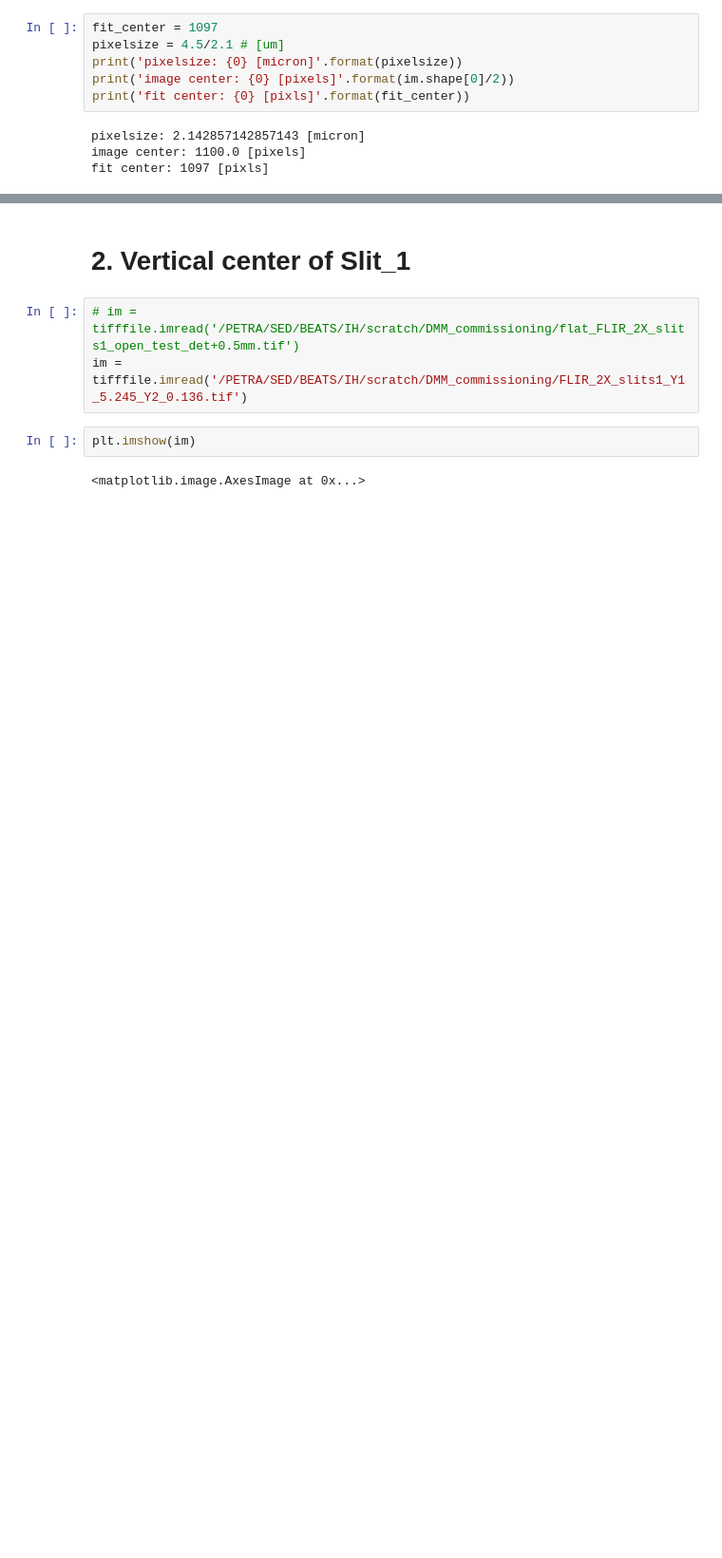
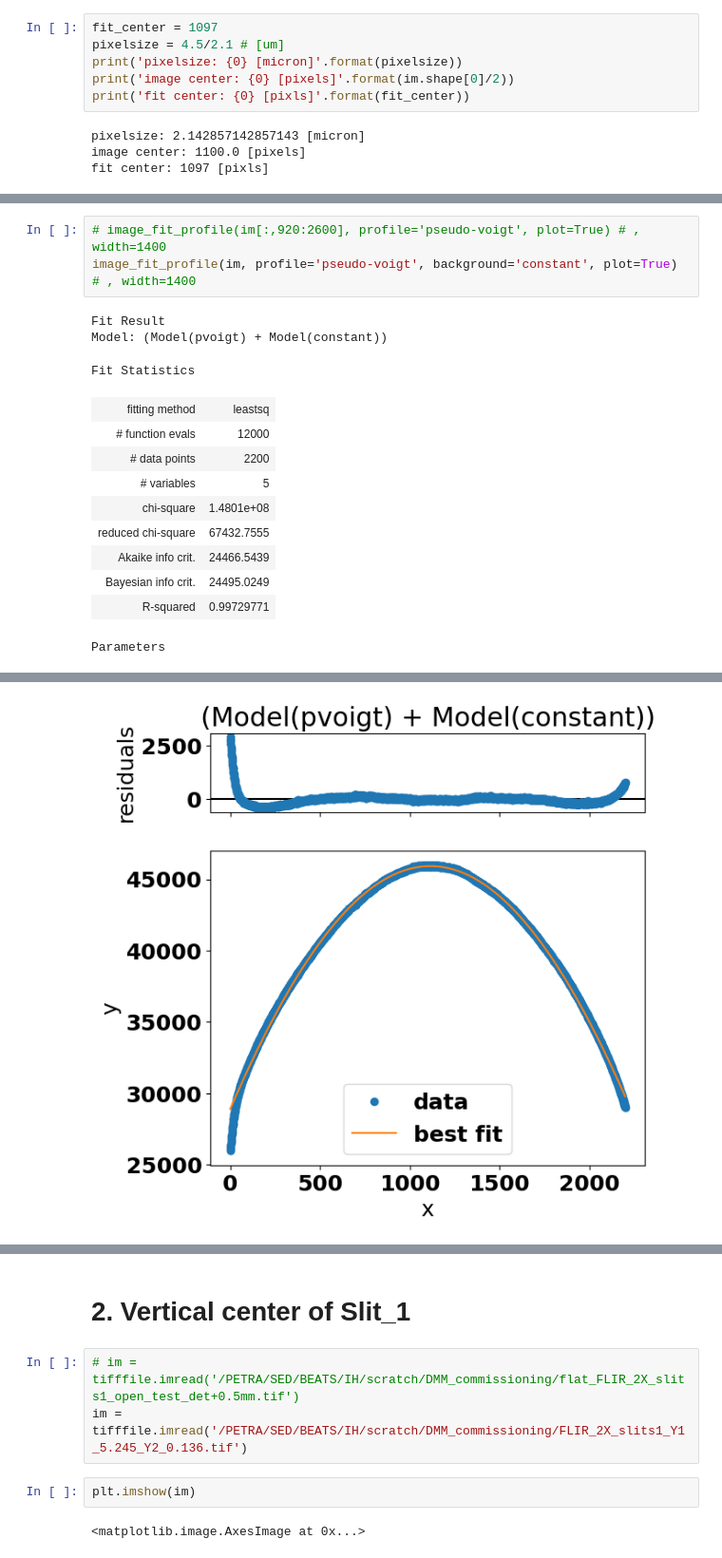
Before and after one commit to gianthk/BEATS_raytracing, a Jupyter notebook: BEATS_commissioning_ver_beam_positions.ipynb, the cells around one changed output, grey strips where cells are left out. Shown at 95% size. Saved outputs shown, nothing was run; the diff lists cells and outputs as text; blank space fills up the shorter version.

```diff
--- a/BEATS_commissioning_ver_beam_positions.ipynb
+++ b/BEATS_commissioning_ver_beam_positions.ipynb
@@ -104,0 +118,17 @@ The detector is centered vertically to the beam..
+# %%
+# image_fit_profile(im[:,920:2600], profile='pseudo-voigt', plot=True) # , width=1400
+image_fit_profile(im, profile='pseudo-voigt', background='constant', plot=True) # , width=1400
+# %% [output]
+Fit Result
+Model: (Model(pvoigt) + Model(constant))
+Fit Statistics
+| fitting method | leastsq |
+| # function evals | 12000 |
+| # data points | 2200 |
+| # variables | 5 |
+| chi-square | 1.4801e+08 |
+| reduced chi-square | 67432.7555 |
+| Akaike info crit. | 24466.5439 |
+| Bayesian info crit. | 24495.0249 |
+| R-squared | 0.99729771 |
+Parameters
@@ -104,0 +143 @@ The detector is centered vertically to the beam..
+[figure, added]
```
Also changed, not shown: parts of 44 cells of this notebook, 1 other file.
